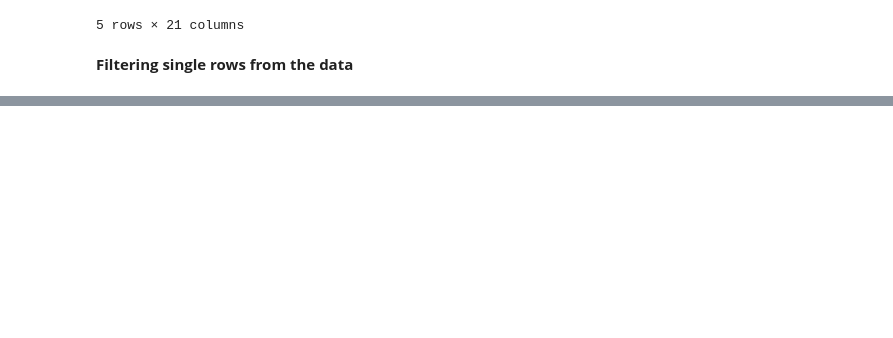
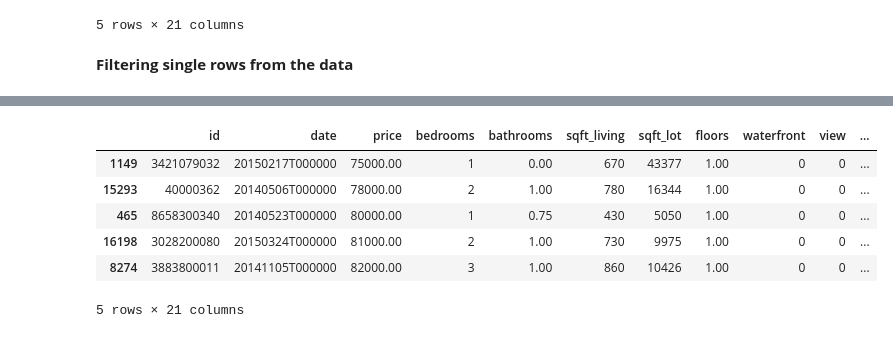
Before and after one commit to tuomasvaltanenLUAS/DataAnalytics2026, a Jupyter notebook: lecture4_pandas_tools/pandas_houses_examples1.ipynb, the cells around one changed output, grey strips where cells are left out. Saved outputs shown, nothing was run; the diff lists cells and outputs as text; code cells hidden in the pictures; blank space fills up the shorter version.

```diff
--- a/lecture4_pandas_tools/pandas_houses_examples1.ipynb
+++ b/lecture4_pandas_tools/pandas_houses_examples1.ipynb
@@ -46,0 +119,11 @@ single_house.transpose()
+# %%
+# get the 5 most expensive houses by price
+df.nsmallest(5, "price")
+# %% [output]
+|  | id | date | price | bedrooms | bathrooms | sqft_living | sqft_lot | floors | waterfront | view | ... |
+| 1149 | 3421079032 | 20150217T000000 | 75000.00 | 1 | 0.00 | 670 | 43377 | 1.00 | 0 | 0 | ... |
+| 15293 | 40000362 | 20140506T000000 | 78000.00 | 2 | 1.00 | 780 | 16344 | 1.00 | 0 | 0 | ... |
+| 465 | 8658300340 | 20140523T000000 | 80000.00 | 1 | 0.75 | 430 | 5050 | 1.00 | 0 | 0 | ... |
+| 16198 | 3028200080 | 20150324T000000 | 81000.00 | 2 | 1.00 | 730 | 9975 | 1.00 | 0 | 0 | ... |
+| 8274 | 3883800011 | 20141105T000000 | 82000.00 | 3 | 1.00 | 860 | 10426 | 1.00 | 0 | 0 | ... |
+5 rows × 21 columns
```
Also changed, not shown: parts of 17 cells of this notebook.
